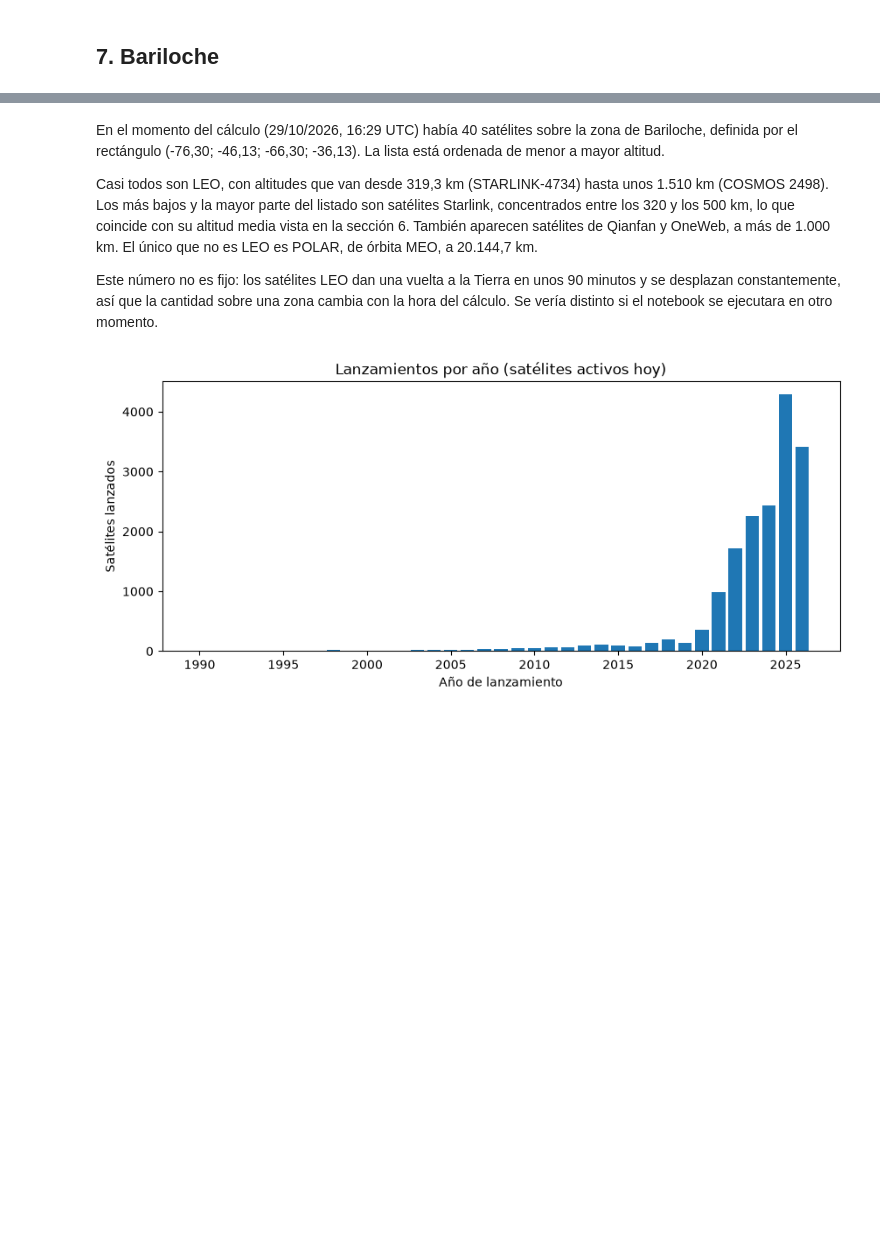
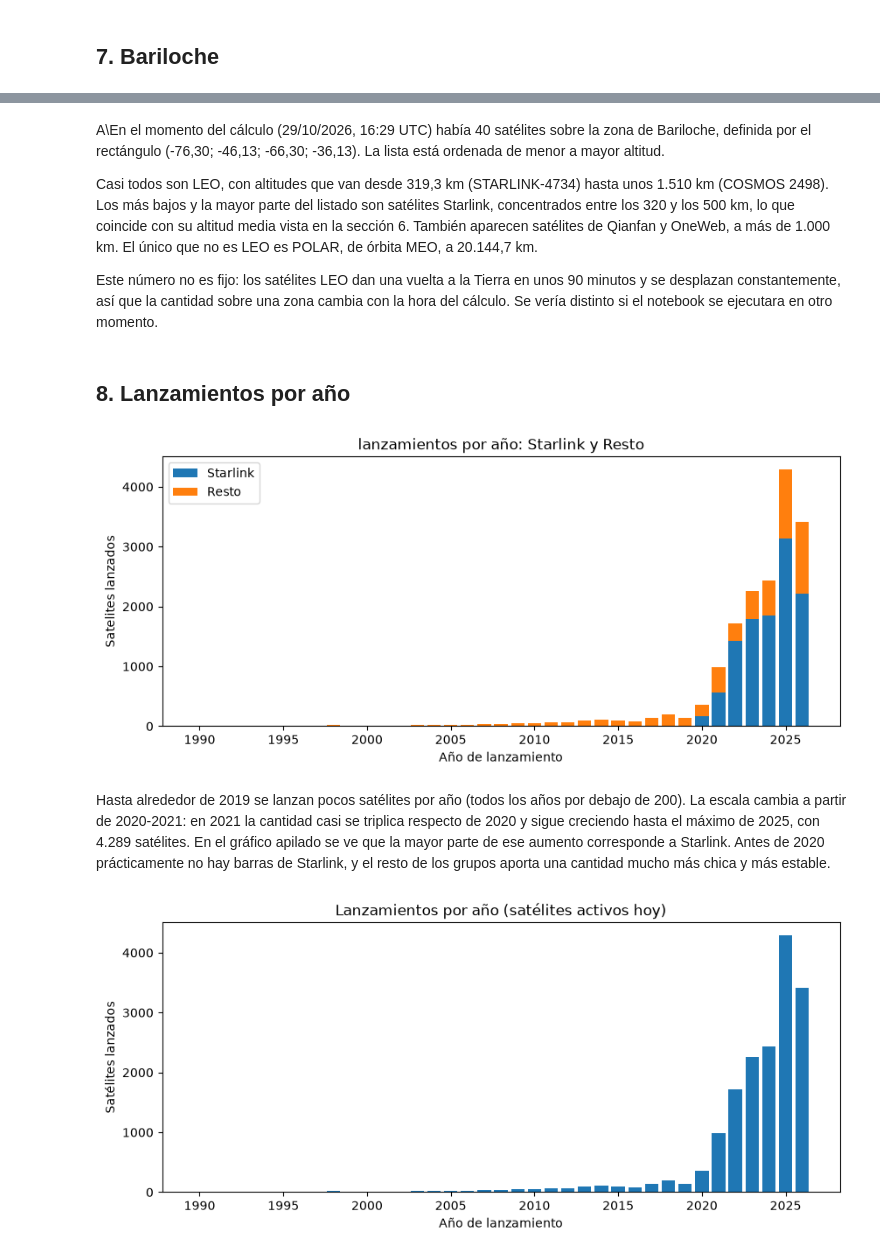
Before and after one commit to joadi2007/Proyecto_satelite_BAN_JD, a Jupyter notebook: informe.ipynb, the cells around one changed output, grey strips where cells are left out. Cells and saved outputs as stored; diff of their text form; code cells hidden in the pictures; blank space fills up the shorter version.

```diff
--- a/informe.ipynb
+++ b/informe.ipynb
@@ -209,9 +210,21 @@ ONEWEB-0524 | LEO | 1197.6 km
 # %% [markdown]
-En el momento del cálculo (29/10/2026, 16:29 UTC) había 40 satélites sobre la zona de Bariloche, definida por el rectángulo (-76,30; -46,13; -66,30; -36,13). La lista está ordenada de menor a mayor altitud.
+A\En el momento del cálculo (29/10/2026, 16:29 UTC) había 40 satélites sobre la zona de Bariloche, definida por el rectángulo (-76,30; -46,13; -66,30; -36,13). La lista está ordenada de menor a mayor altitud.
 
 Casi todos son LEO, con altitudes que van desde 319,3 km (STARLINK-4734) hasta unos 1.510 km (COSMOS 2498). Los más bajos y la mayor parte del listado son satélites Starlink, concentrados entre los 320 y los 500 km, lo que coincide con su altitud media vista en la sección 6. También aparecen satélites de Qianfan y OneWeb, a más de 1.000 km. El único que no es LEO es POLAR, de órbita MEO, a 20.144,7 km.
 
 Este número no es fijo: los satélites LEO dan una vuelta a la Tierra en unos 90 minutos y se desplazan constantemente, así que la cantidad sobre una zona cambia con la hora del cálculo. Se vería distinto si el notebook se ejecutara en otro momento.
+# %% [markdown]
+## 8. Lanzamientos por año
+# %%
+starlink = [r for r in registros if grupo(r["OBJECT_NAME"]) == "Starlink"]
+resto = [r for r in registros if grupo(r["OBJECT_NAME"]) != "Starlink"]
+
+barras_apiladas(lanzamientos_por_anio(starlink), lanzamientos_por_anio(resto),
+                "Starlink", "Resto")
+# %% [output]
+[figure, added]
+# %% [markdown]
+Hasta alrededor de 2019 se lanzan pocos satélites por año (todos los años por debajo de 200). La escala cambia a partir de 2020-2021: en 2021 la cantidad casi se triplica respecto de 2020 y sigue creciendo hasta el máximo de 2025, con 4.289 satélites. En el gráfico apilado se ve que la mayor parte de ese aumento corresponde a Starlink. Antes de 2020 prácticamente no hay barras de Starlink, y el resto de los grupos aporta una cantidad mucho más chica y más estable.
 # %%
 from graficos import barras_lanzamientos
 
```
Also changed, not shown: parts of 12 cells of this notebook.
